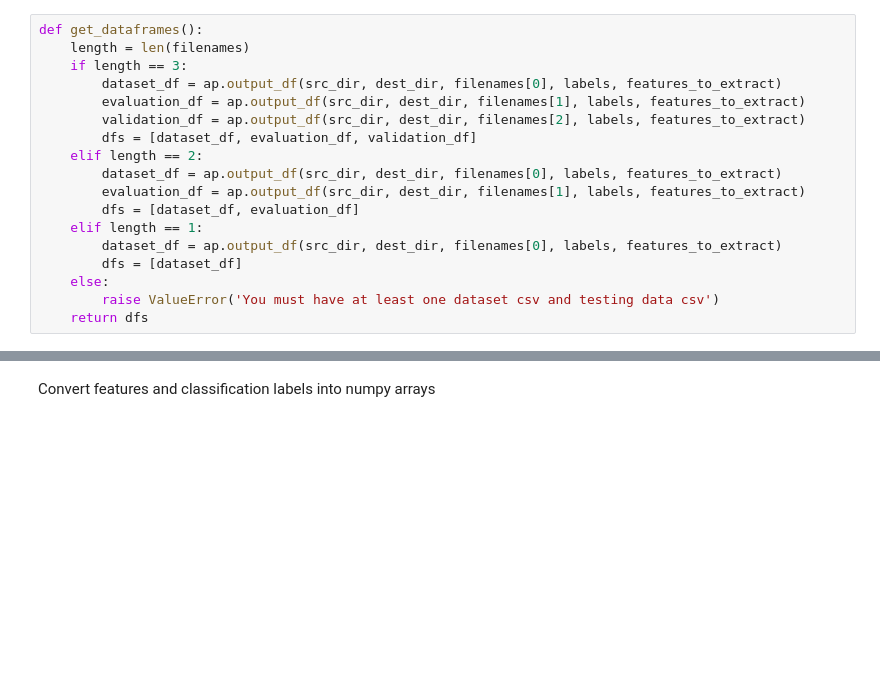
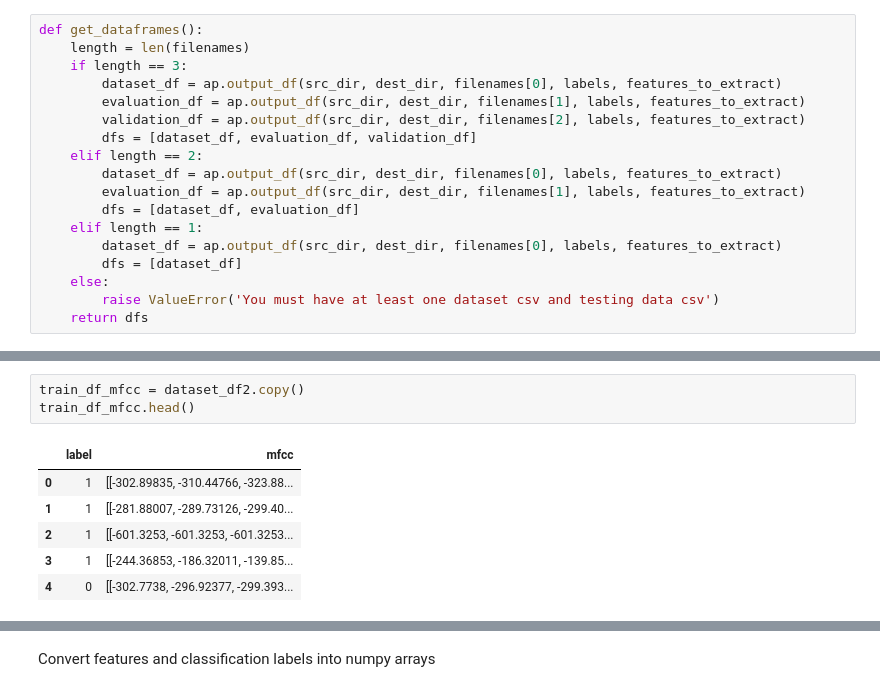
Before and after one commit to googleinterns/activity-recognition, a Jupyter notebook: location/lbs/activity/audioset/training/training_test.ipynb, the cells around one changed output, grey strips where cells are left out. Drawn from its saved outputs; the diff is of its cells as text; blank space fills up the shorter version.

```diff
--- a/location/lbs/activity/audioset/training/training_test.ipynb
+++ b/location/lbs/activity/audioset/training/training_test.ipynb
@@ -80 +110,11 @@ INFO:absl:Total time to produce dataframe: 29.532855
+# %%
+train_df_mfcc = dataset_df2.copy()
+train_df_mfcc.head()
+# %% [output]
+|  | label | mfcc |
+| 0 | 1 | [[-302.89835, -310.44766, -323.88... |
+| 1 | 1 | [[-281.88007, -289.73126, -299.40... |
+| 2 | 1 | [[-601.3253, -601.3253, -601.3253... |
+| 3 | 1 | [[-244.36853, -186.32011, -139.85... |
+| 4 | 0 | [[-302.7738, -296.92377, -299.393... |
 # %%
```
Also changed, not shown: parts of 27 cells of this notebook, 2 other files.
